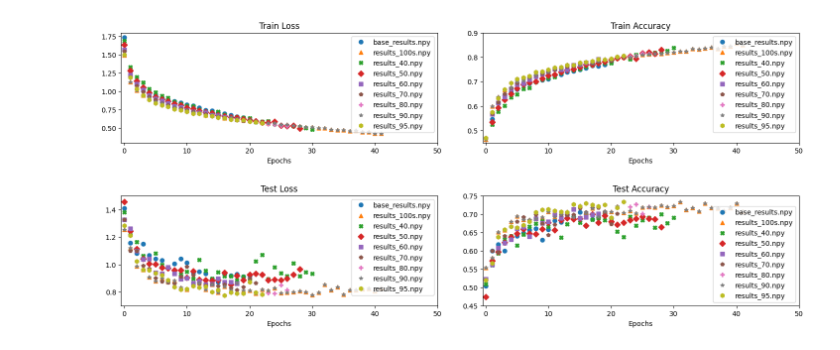
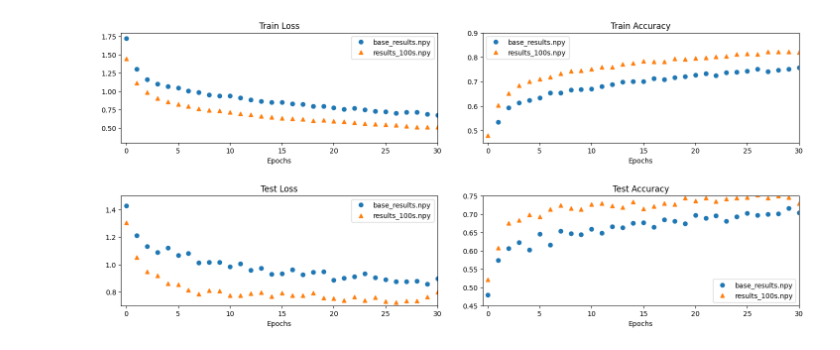
Before and after one commit to kumarrah2002/ViT_Pretrained_vs_Scratch, a Jupyter notebook: models/plot.ipynb, the cells around one changed output. Drawn from its saved outputs; the diff is of its cells as text; code cells hidden in the pictures.

```diff
--- a/models/plot.ipynb
+++ b/models/plot.ipynb
@@ -20,7 +20,7 @@ def plot_all_loss_curves(results, names, dim):
 
     plt.subplot(2, 2, 1)
 
-    markers = ["o","^","X","D", "s","p","P","*","h"]
+    markers = ["o","^","X","D", "s","p","P","*","h","v"]
     i = 0
     for res in results:
         shape = markers[i]
@@ -116,8 +109,13 @@ def get_results(path:str, filename:str):
             results.append(res)
             names.append(file)
     return results, names
-
-results, names = get_results(DICT_PATH, ".npy")
-plot_all_loss_curves(results, names, 50)
-# %% [output]
-[figure, removed]
+# %%
+dimensions  = [-0.5, 50, 0.3, 1.8]
+
+results, names = get_results(DICT_PATH, "s.npy")
+names.append(names.pop(1))
+results.append(results.pop(1))
+
+plot_all_loss_curves(results, names, 30)
+# %% [output]
+[figure, new version]
```
Also changed, not shown: parts of 8 cells of this notebook.
